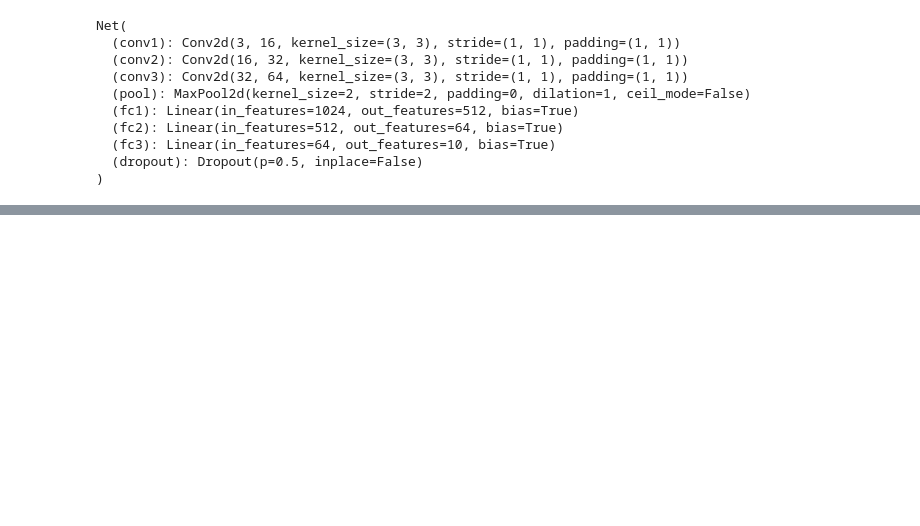
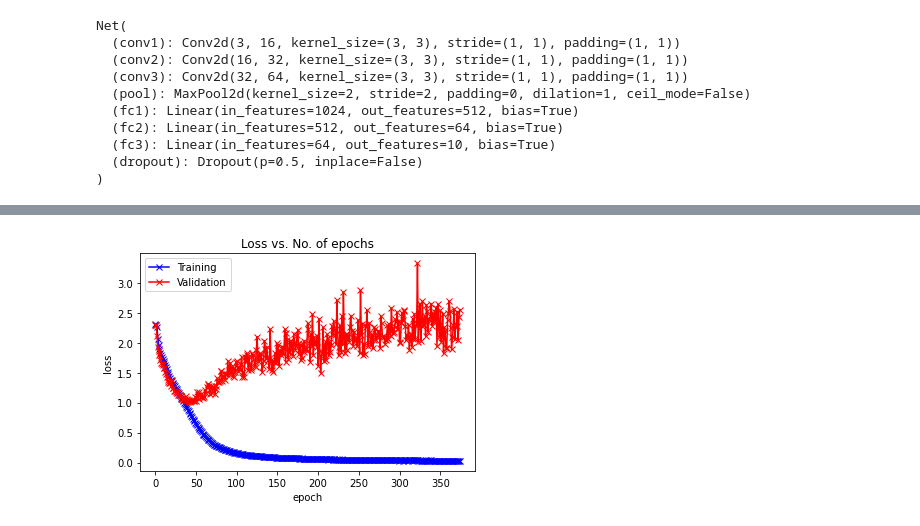
Before and after one commit to LeBronLiHD/NC_CourseWork_of_MachineLearning_DataScience, a Jupyter notebook: 2-NN-Basics-CNNs-AEs-and-GANs/NC_ST1539_HW2_2.2.ipynb, the cells around one changed output, grey strips where cells are left out. Cells and saved outputs as stored; diff of their text form; code cells hidden in the pictures; blank space fills up the shorter version.

```diff
--- a/2-NN-Basics-CNNs-AEs-and-GANs/NC_ST1539_HW2_2.2.ipynb
+++ b/2-NN-Basics-CNNs-AEs-and-GANs/NC_ST1539_HW2_2.2.ipynb
@@ -237,2 +413,6 @@ print("Final Accuracy ->", valid_acclist[-1])
+# %%
+plot_losses(train_losslist, valid_losslist)
+# %% [output]
+[figure, added]
 # %%
 class CNN(nn.Module):
```
Also changed, not shown: parts of 20 cells of this notebook, 2 other files.
